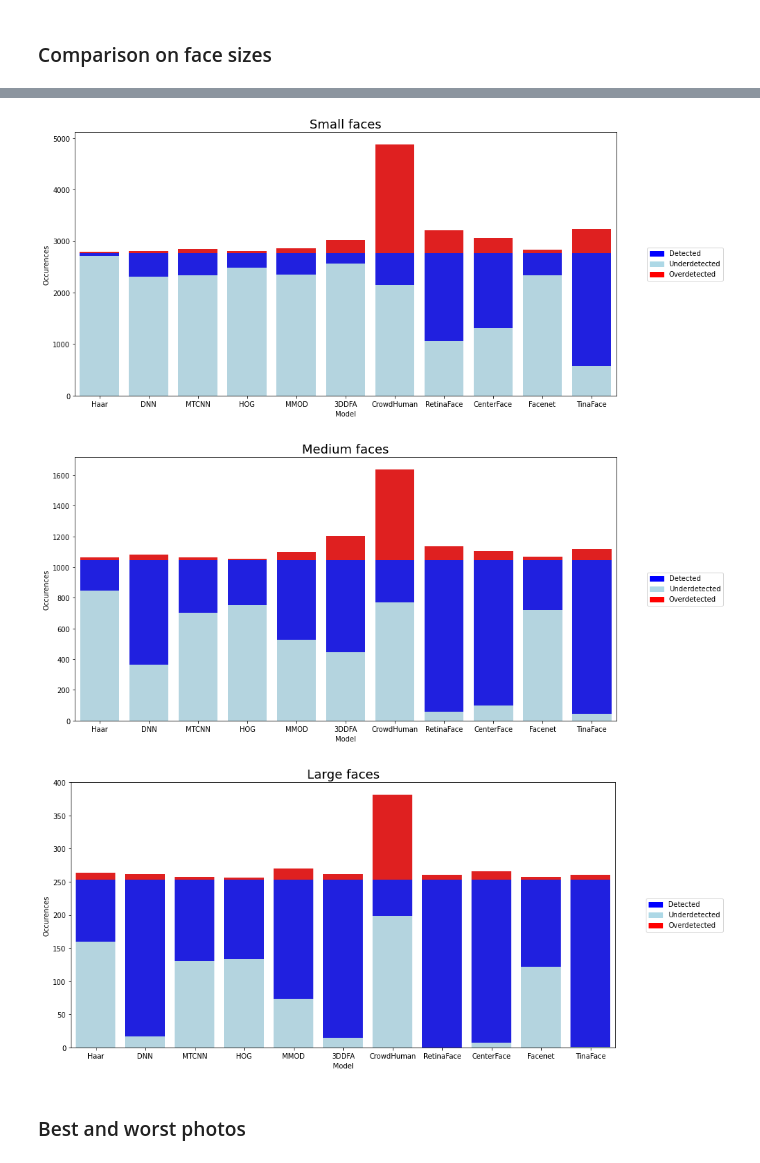
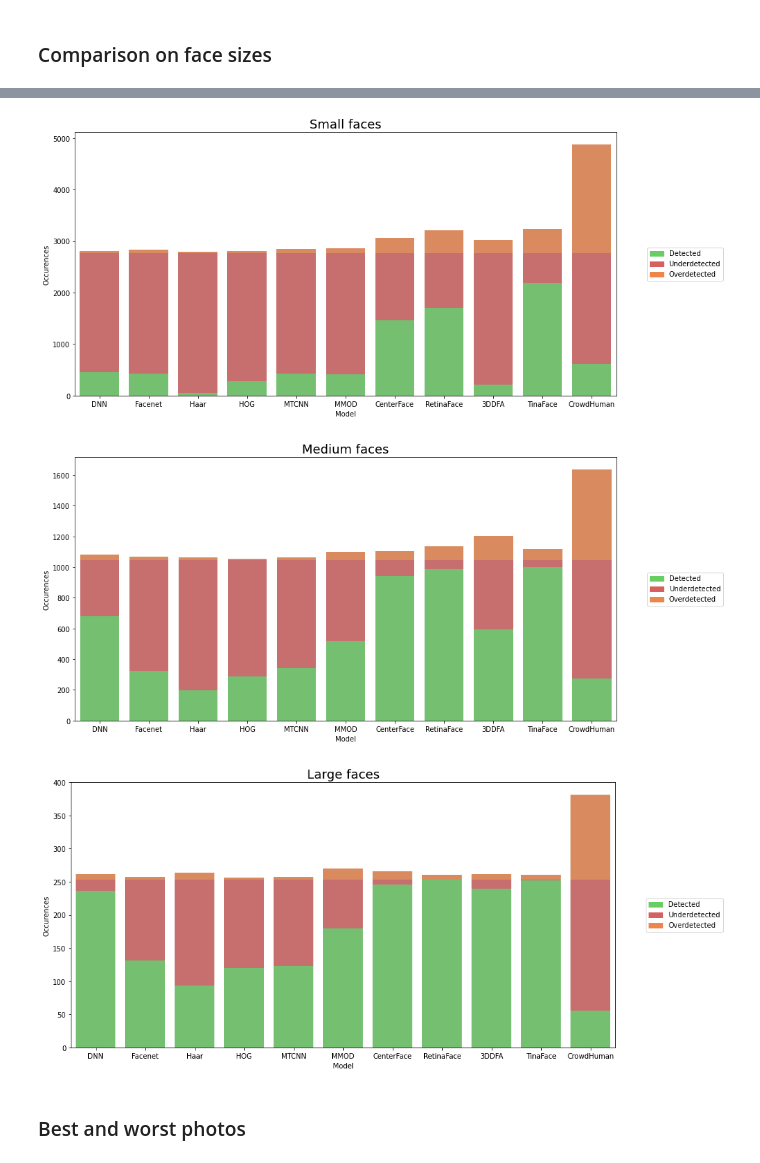
Before and after one commit to amrukwa/mask_detection, a Jupyter notebook: detector_choice.ipynb, the cells around one changed output, grey strips where cells are left out. Cells and saved outputs as stored; diff of their text form; code cells hidden in the pictures.

```diff
--- a/detector_choice.ipynb
+++ b/detector_choice.ipynb
@@ -974,0 +976,21 @@ res = pd.read_csv("results.csv")
+# %%
+pr.index = pr["index"]
+pr.drop(columns=["index"], inplace=True)
+# %%
+ap = []
+for name in names:
+    precision = pr.loc[name+"_P"]
+    recall= pr.loc[name+"_R"]
+    recall, precision = (list(t) for t in zip(*sorted(zip(recall, precision))))
+    plt.figure(figsize=(10, 5))
+    plt.plot(recall, precision, color="red")
+    plt.xlabel("Recall", fontsize=12, fontweight='bold')
+    plt.ylabel("Precision", fontsize=12, fontweight='bold')
+    plt.title(name, fontsize=15, fontweight="bold")
+    precision.append(1)
+    recall.append(0)
+    precision = np.array(precision)
+    recall = np.array(recall)
+    AP = np.sum((recall[:-1] - recall[1:]) * precision[:-1])
+    ap.append(AP)
+    plt.show()
@@ -975,22 +1009,29 @@ res = pd.read_csv("results.csv")
+# %%
+ap_df = pd.DataFrame(ap, index=names)
+ap_df.columns = ['AP']
+ap_df.reset_index(inplace=True)
+# %%
+res = res.merge(ap_df, on="index", how = 'inner')
+res  = res.sort_values(by=['AP'])
 # %%
 for i in range(len(sizes_names)):
     plt.figure(figsize=(14, 7))
-    bar1 = sns.barplot(x="index",  y="total_"+size[i], data=res, color='red')
-    bar2 = sns.barplot(x="index", y="total_faces_"+size[i], data=res,  color='blue')
-    bar3 = sns.barplot(x="index", y="under_"+size[i], data=res,  color='lightblue')
+    bar1 = sns.barplot(x="index",  y="total_"+size[i], data=res, color=sns.color_palette("muted")[1])
+    bar2 = sns.barplot(x="index", y="total_faces_"+size[i], data=res,  color=sns.color_palette("muted")[3])
+    bar3 = sns.barplot(x="index", y="det_"+size[i], data=res,  color=sns.color_palette("muted")[2])
     plt.title(sizes_names[i] +" faces", size=18)
     plt.xlabel("Model")
     plt.ylabel("Occurences")
-    top_bar = mpatches.Patch(color='blue', label='Detected')
-    bottom_bar = mpatches.Patch(color='lightblue', label='Underdetected')
-    medium_bar = mpatches.Patch(color='red', label='Overdetected')
+    top_bar = mpatches.Patch(color=sns.color_palette("muted")[2], label='Detected')
+    bottom_bar = mpatches.Patch(color=sns.color_palette("muted")[3], label='Underdetected')
+    medium_bar = mpatches.Patch(color=sns.color_palette("muted")[1], label='Overdetected')
     plt.legend(handles=[top_bar, bottom_bar, medium_bar], bbox_to_anchor=(1.05, 0.5),
            loc='center left')
     plt.show()
 # %% [output]
-[figure, old version]
+[figure, new version]
-[figure, old version]
+[figure, new version]
-[figure, old version]
+[figure, new version]
 # %% [markdown]
 ### Best and worst photos
 # %%
```
Also changed, not shown: parts of 5 cells of this notebook, 2 other files.
